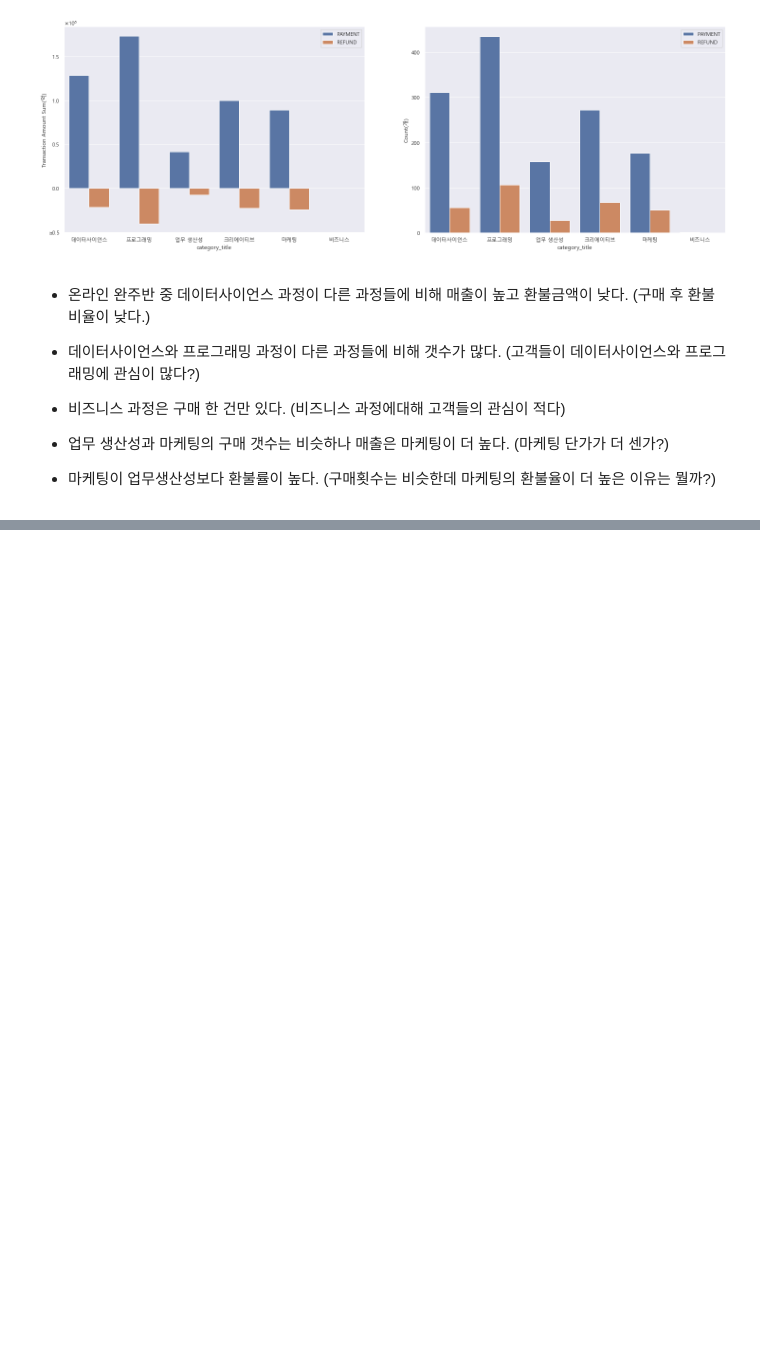
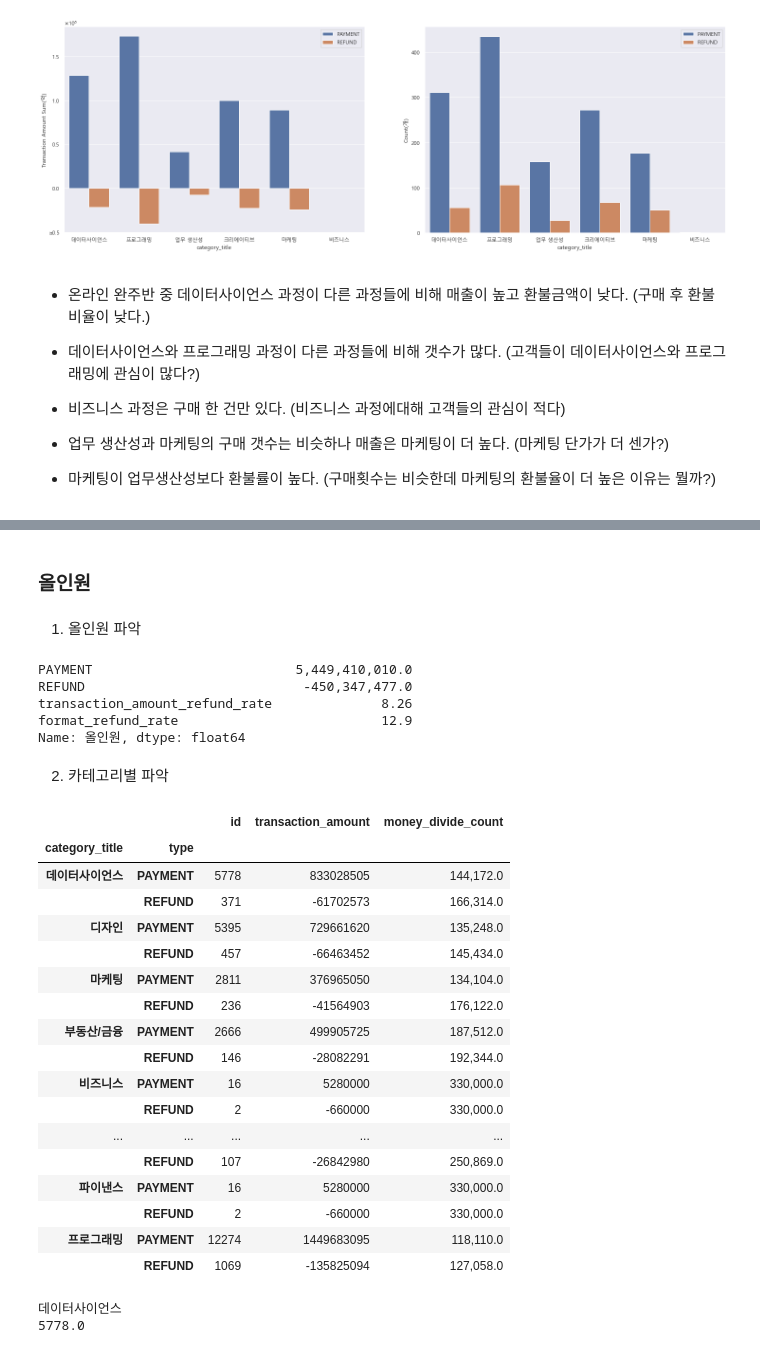
Before and after one commit to yd-online3/fc_miniproject, a Jupyter notebook: fc_mini2.ipynb, the cells around one changed output, grey strips where cells are left out. Drawn from its saved outputs; the diff is of its cells as text; code cells hidden in the pictures; blank space fills up the shorter version.

```diff
--- a/fc_mini2.ipynb
+++ b/fc_mini2.ipynb
@@ -600,0 +660,13 @@ Font 'default' does not have a glyph for '-' [U+2212], substituting with a dummy
+# %% [markdown]
+### 올인원
+# %% [markdown]
+1. 올인원 파악
+# %%
+all_in_one = temp_df.loc['올인원', :]
+all_in_one.head()
+# %% [output]
+PAYMENT                          5,449,410,010.0
+REFUND                            -450,347,477.0
+transaction_amount_refund_rate              8.26
+format_refund_rate                          12.9
+Name: 올인원, dtype: float64
@@ -600,0 +676,38 @@ Font 'default' does not have a glyph for '-' [U+2212], substituting with a dummy
+# %% [markdown]
+2. 카테고리별 파악
+# %%
+how = {
+    'id' : np.size,
+    'transaction_amount' : np.sum,
+}
+all_in_one_category = all_in_one.groupby(['category_title','type']).agg(how)
+all_in_one_category['money_divide_count'] = round((abs(all_in_one_category['transaction_amount']) / (all_in_one_category['id'] )), 0)
+all_in_one_category
+# %% [output]
+|  |  | id | transaction_amount | money_divide_count |
+| category_title | type |  |  |  |
+| 데이터사이언스 | PAYMENT | 5778 | 833028505 | 144,172.0 |
+|  | REFUND | 371 | -61702573 | 166,314.0 |
+| 디자인 | PAYMENT | 5395 | 729661620 | 135,248.0 |
+|  | REFUND | 457 | -66463452 | 145,434.0 |
+| 마케팅 | PAYMENT | 2811 | 376965050 | 134,104.0 |
+|  | REFUND | 236 | -41564903 | 176,122.0 |
+| 부동산/금융 | PAYMENT | 2666 | 499905725 | 187,512.0 |
+|  | REFUND | 146 | -28082291 | 192,344.0 |
+| 비즈니스 | PAYMENT | 16 | 5280000 | 330,000.0 |
+|  | REFUND | 2 | -660000 | 330,000.0 |
+| ... | ... | ... | ... | ... |
+|  | REFUND | 107 | -26842980 | 250,869.0 |
+| 파이낸스 | PAYMENT | 16 | 5280000 | 330,000.0 |
+|  | REFUND | 2 | -660000 | 330,000.0 |
+| 프로그래밍 | PAYMENT | 12274 | 1449683095 | 118,110.0 |
+|  | REFUND | 1069 | -135825094 | 127,058.0 |
+# %%
+# groupby에서 index 가져오기
+print(all_in_one_category.iloc[[0]].index[0][0])
+
+# groupby에서 value 가져오기
+print(all_in_one_category.iloc[[0]].values[0][0])
+# %% [output]
+데이터사이언스
+5778.0
```
Also changed, not shown: parts of 12 cells of this notebook.
